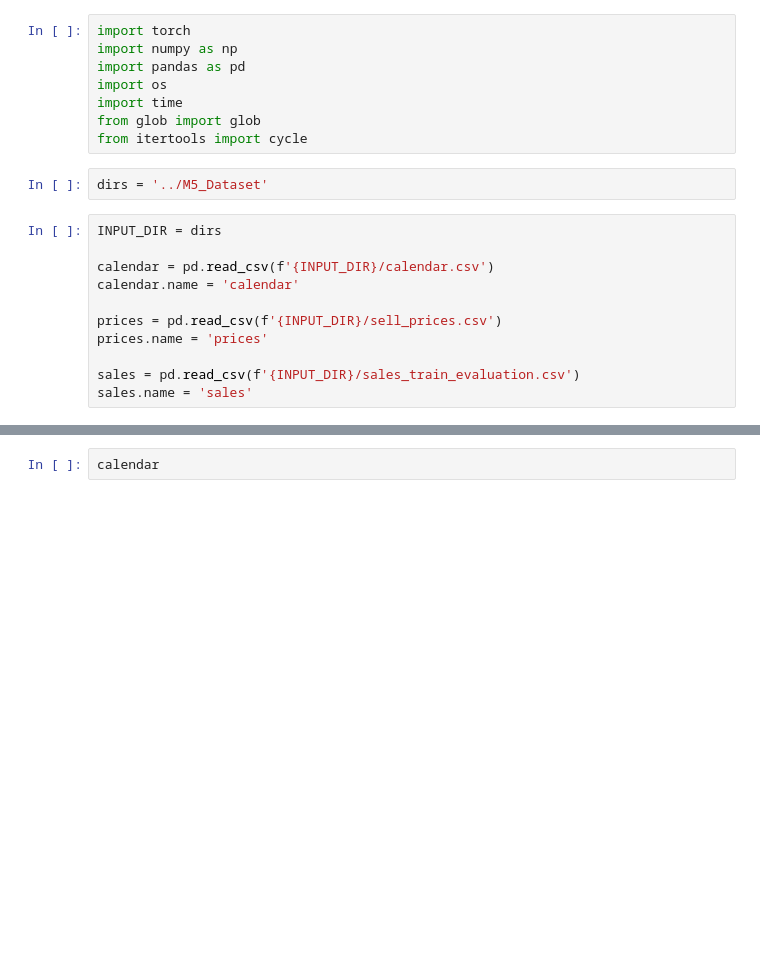
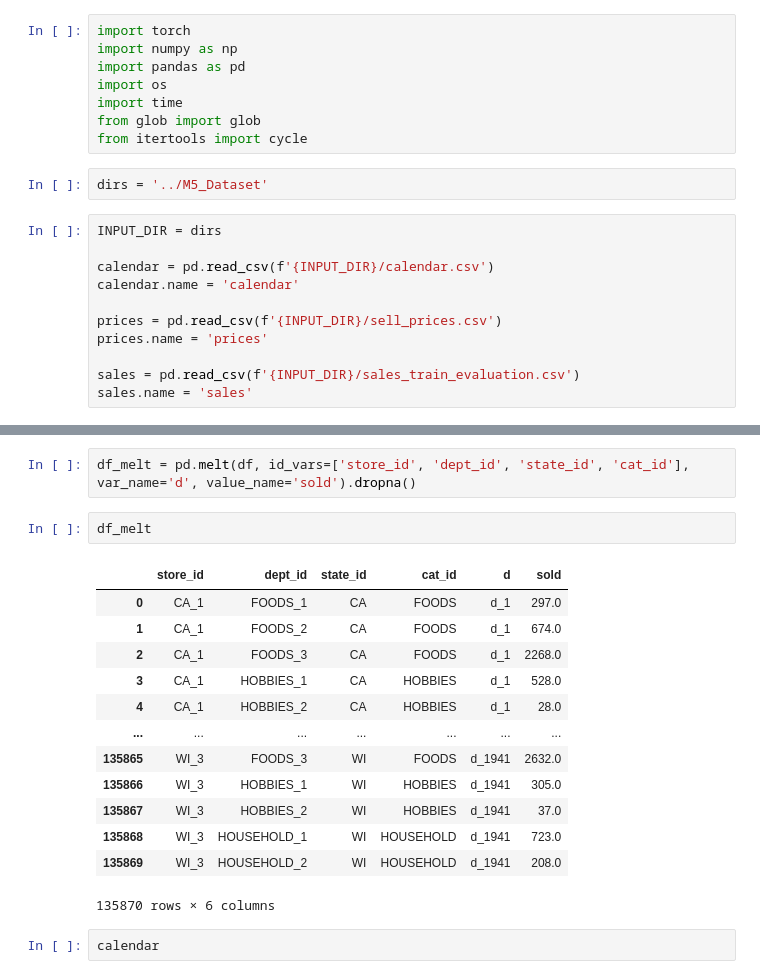
Before and after one commit to Kim-Ju-Hyeon/Temporal_Fusion_Transformer, a Jupyter notebook: M5_dataset_EDA.ipynb, the cells around one changed output, grey strips where cells are left out. Saved outputs shown, nothing was run; the diff lists cells and outputs as text; blank space fills up the shorter version.

```diff
--- a/M5_dataset_EDA.ipynb
+++ b/M5_dataset_EDA.ipynb
@@ -141,3 +101,21 @@ memory usage: 96.3 MB
+# %%
+df_melt = pd.melt(df, id_vars=['store_id', 'dept_id', 'state_id', 'cat_id'], var_name='d', value_name='sold').dropna()
+# %%
+df_melt
+# %% [output]
+|  | store_id | dept_id | state_id | cat_id | d | sold |
+| 0 | CA_1 | FOODS_1 | CA | FOODS | d_1 | 297.0 |
+| 1 | CA_1 | FOODS_2 | CA | FOODS | d_1 | 674.0 |
+| 2 | CA_1 | FOODS_3 | CA | FOODS | d_1 | 2268.0 |
+| 3 | CA_1 | HOBBIES_1 | CA | HOBBIES | d_1 | 528.0 |
+| 4 | CA_1 | HOBBIES_2 | CA | HOBBIES | d_1 | 28.0 |
+| ... | ... | ... | ... | ... | ... | ... |
+| 135865 | WI_3 | FOODS_3 | WI | FOODS | d_1941 | 2632.0 |
+| 135866 | WI_3 | HOBBIES_1 | WI | HOBBIES | d_1941 | 305.0 |
+| 135867 | WI_3 | HOBBIES_2 | WI | HOBBIES | d_1941 | 37.0 |
+| 135868 | WI_3 | HOUSEHOLD_1 | WI | HOUSEHOLD | d_1941 | 723.0 |
+| 135869 | WI_3 | HOUSEHOLD_2 | WI | HOUSEHOLD | d_1941 | 208.0 |
+135870 rows × 6 columns
 # %%
 calendar
 # %% [output]
```
Also changed, not shown: parts of 31 cells of this notebook.
